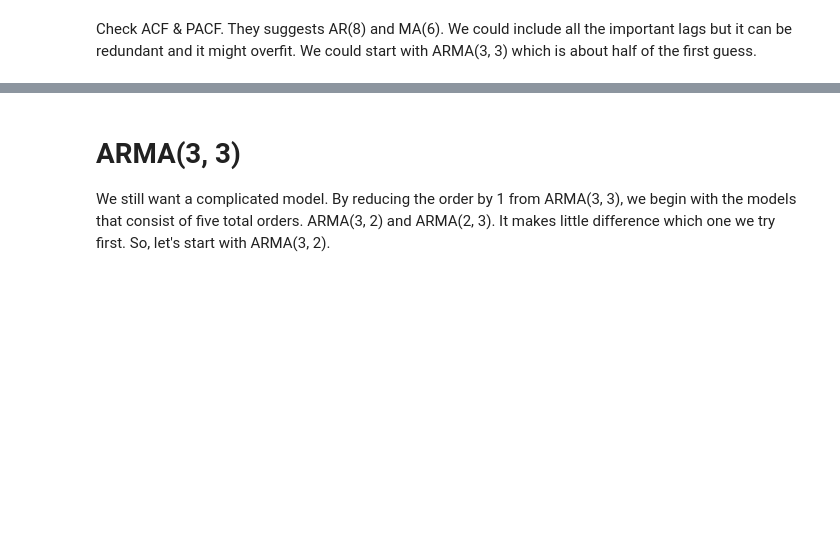
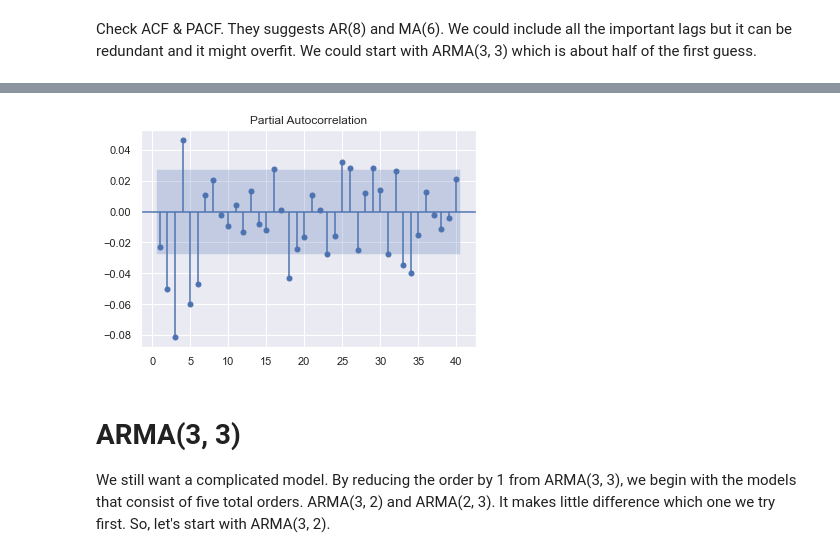
Before and after one commit to mkang32/snp500-analysis, a Jupyter notebook: notebooks/5.the_ARMA.ipynb, the cells around one changed output, grey strips where cells are left out. Saved outputs shown, nothing was run; the diff lists cells and outputs as text; code cells hidden in the pictures; blank space fills up the shorter version.

```diff
--- a/notebooks/5.the_ARMA.ipynb
+++ b/notebooks/5.the_ARMA.ipynb
@@ -121,3 +126,8 @@ Check ACF & PACF. They suggests AR(8) and MA(6). We could include all the import
+# %%
+sgt.plot_pacf(df.returns[1:], zero=False, lags=40)
+plt.show()
+# %% [output]
+[figure, added]
 # %% [markdown]
 # ARMA(3, 3)
 
```
Also changed, not shown: parts of 19 cells of this notebook.
